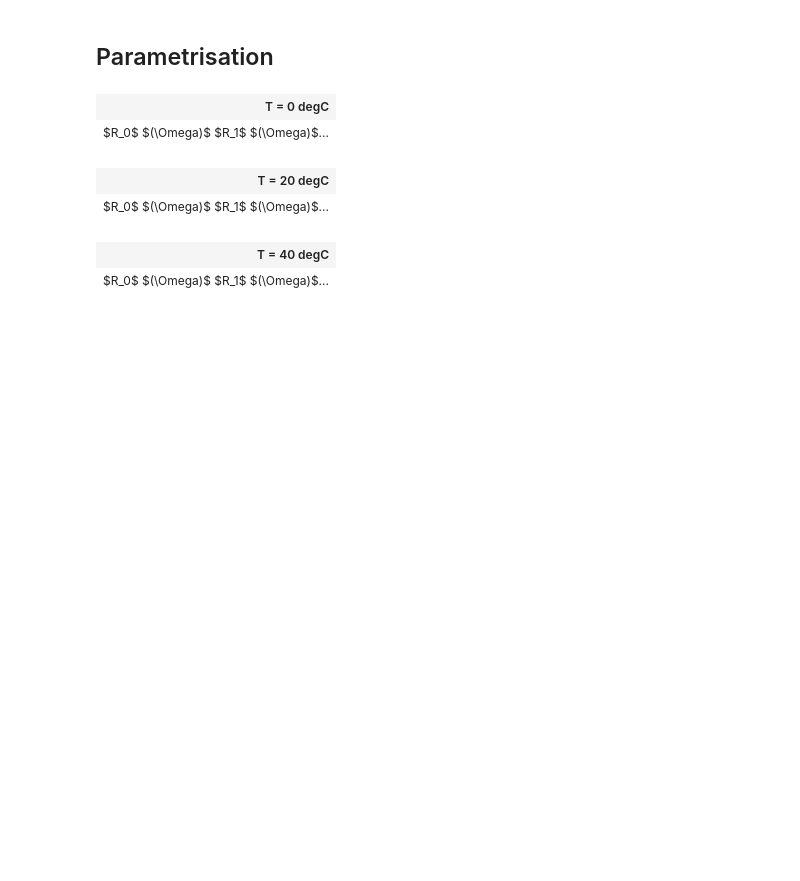
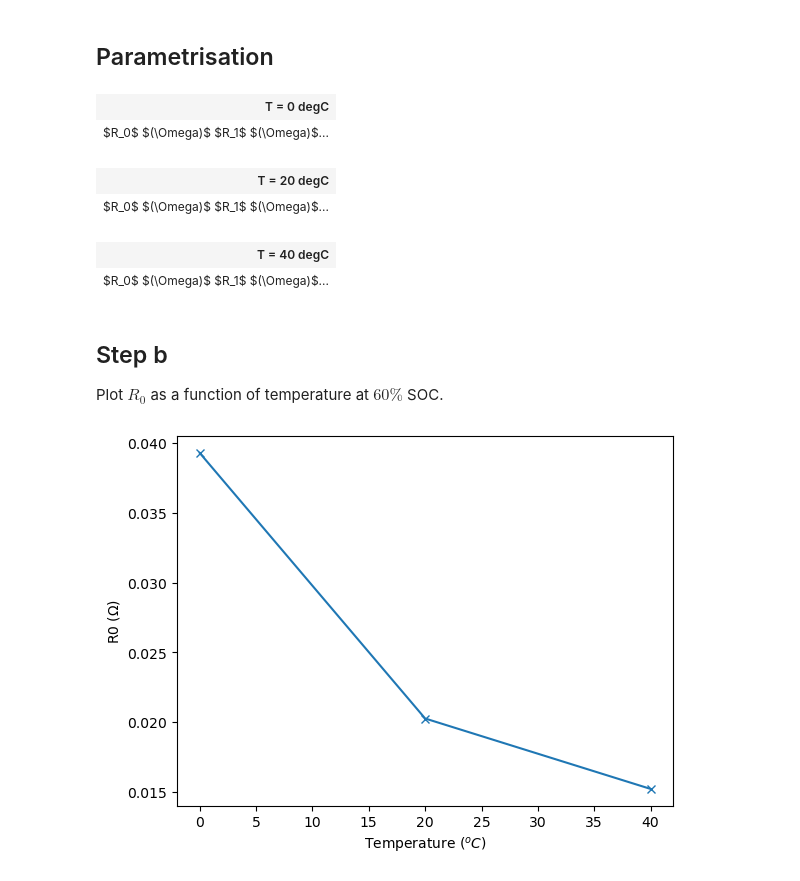
Before and after one commit to sunfanyi/modelling-of-lithium-ion-batteries, a Jupyter notebook: part_2b.ipynb, the cells around one changed output. Cells and saved outputs as stored; diff of their text form; code cells hidden in the pictures; blank space fills up the shorter version.

```diff
--- a/part_2b.ipynb
+++ b/part_2b.ipynb
@@ -195,3 +195,19 @@ display(HTML(html))
 | $R_0$ $(\Omega)$ $R_1$ $(\Omega)$... |
 | T = 40 degC |
 | $R_0$ $(\Omega)$ $R_1$ $(\Omega)$... |
+# %% [markdown]
+## Step b
+
+Plot $R_0$ as a function of temperature at $60\%$ SOC.
+# %%
+R0_true = R0_tab[:, :, 4]
+R0_true = np.mean(R0_true, axis=1)
+
+T_fit = [0, 20, 40]
+
+plt.plot(T_fit, R0_true, '-x')
+plt.xlabel('Temperature ($^oC$)')
+plt.ylabel('R0 ($\Omega$)')
+plt.show()
+# %% [output]
+[figure, added]
```
Also changed, not shown: parts of 3 cells of this notebook, 3 other files.
